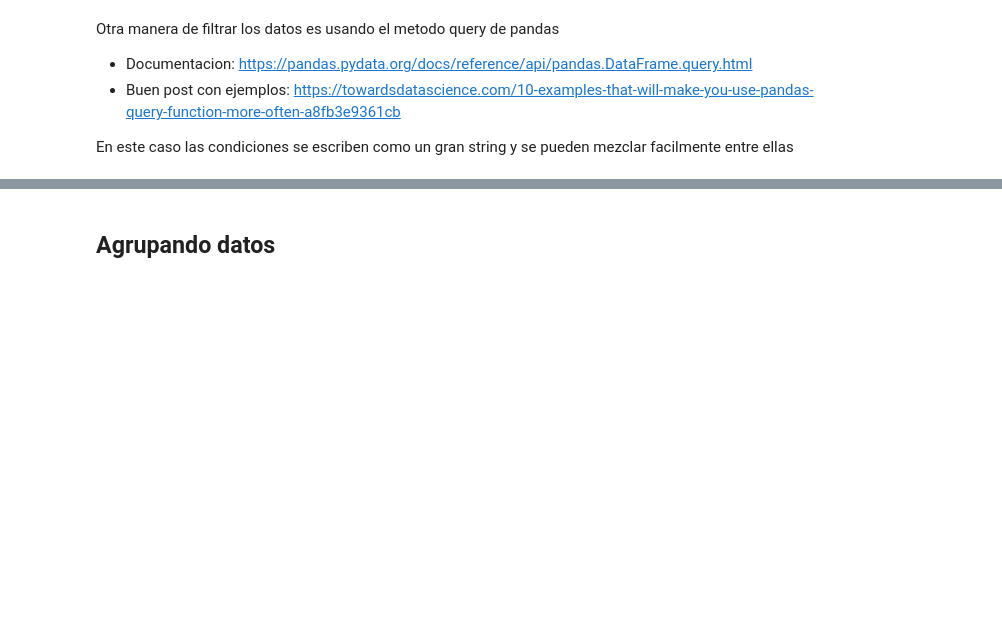
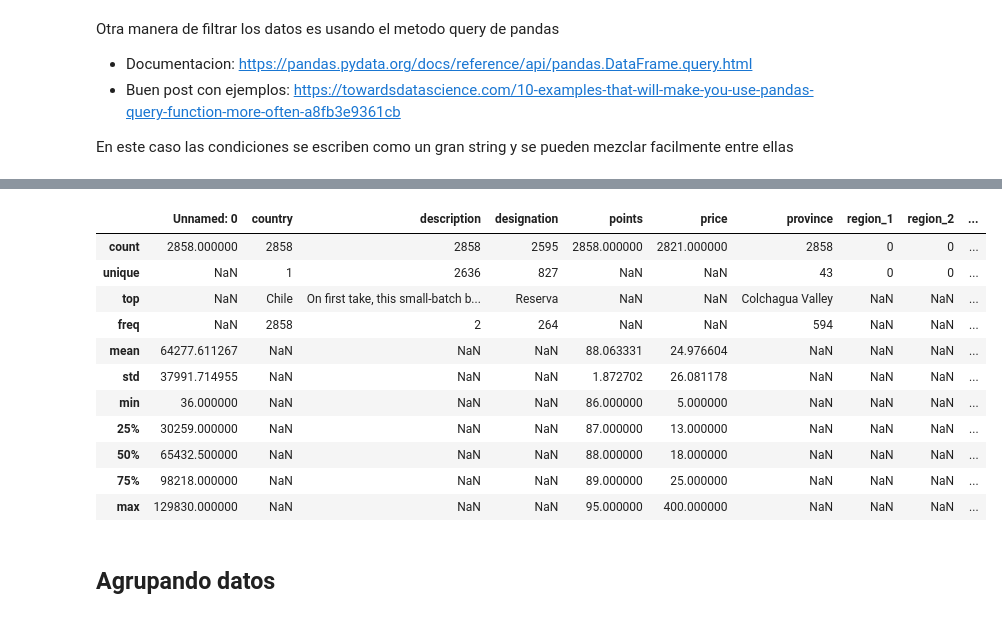
Before and after one commit to TamaraCucumides/DataScienceCourse, a Jupyter notebook: Unidad 3 - Procesamiento de datos/3.4 Filtrando y agrupando datos.ipynb, the cells around one changed output, grey strips where cells are left out. Saved outputs shown, nothing was run; the diff lists cells and outputs as text; code cells hidden in the pictures; blank space fills up the shorter version.

```diff
--- a/Unidad 3 - Procesamiento de datos/3.4 Filtrando y agrupando datos.ipynb
+++ b/Unidad 3 - Procesamiento de datos/3.4 Filtrando y agrupando datos.ipynb
@@ -90,4 +96,4 @@ Otra manera de filtrar los datos es usando el metodo query de pandas
 
 En este caso las condiciones se escriben como un gran string y se pueden mezclar facilmente entre ellas
 # %%
-data.query('country == "Chile" and points > 85')
+vinos_buenos_chile = data.query('country == "Chile" and points > 85')
@@ -108,3 +100,18 @@ data.query('country == "Chile" and points > 85')
+# %%
+vinos_buenos_chile.describe(include="all")
+# %% [output]
+|  | Unnamed: 0 | country | description | designation | points | price | province | region_1 | region_2 | ... |
+| count | 2858.000000 | 2858 | 2858 | 2595 | 2858.000000 | 2821.000000 | 2858 | 0 | 0 | ... |
+| unique | NaN | 1 | 2636 | 827 | NaN | NaN | 43 | 0 | 0 | ... |
+| top | NaN | Chile | On first take, this small-batch b... | Reserva | NaN | NaN | Colchagua Valley | NaN | NaN | ... |
+| freq | NaN | 2858 | 2 | 264 | NaN | NaN | 594 | NaN | NaN | ... |
+| mean | 64277.611267 | NaN | NaN | NaN | 88.063331 | 24.976604 | NaN | NaN | NaN | ... |
+| std | 37991.714955 | NaN | NaN | NaN | 1.872702 | 26.081178 | NaN | NaN | NaN | ... |
+| min | 36.000000 | NaN | NaN | NaN | 86.000000 | 5.000000 | NaN | NaN | NaN | ... |
+| 25% | 30259.000000 | NaN | NaN | NaN | 87.000000 | 13.000000 | NaN | NaN | NaN | ... |
+| 50% | 65432.500000 | NaN | NaN | NaN | 88.000000 | 18.000000 | NaN | NaN | NaN | ... |
+| 75% | 98218.000000 | NaN | NaN | NaN | 89.000000 | 25.000000 | NaN | NaN | NaN | ... |
+| max | 129830.000000 | NaN | NaN | NaN | 95.000000 | 400.000000 | NaN | NaN | NaN | ... |
 # %% [markdown]
 ## Agrupando datos
 # %% [markdown]
```
Also changed, not shown: parts of 42 cells of this notebook.
